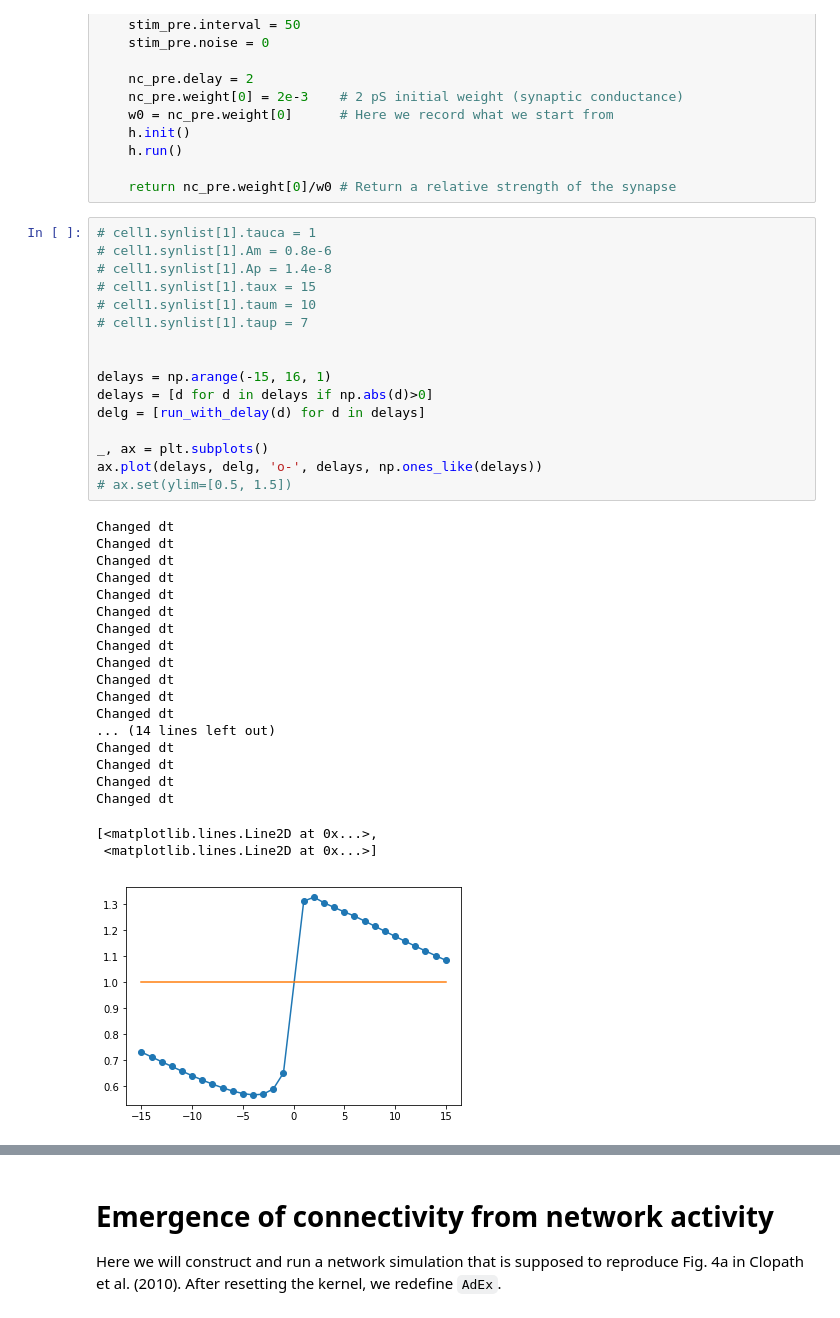
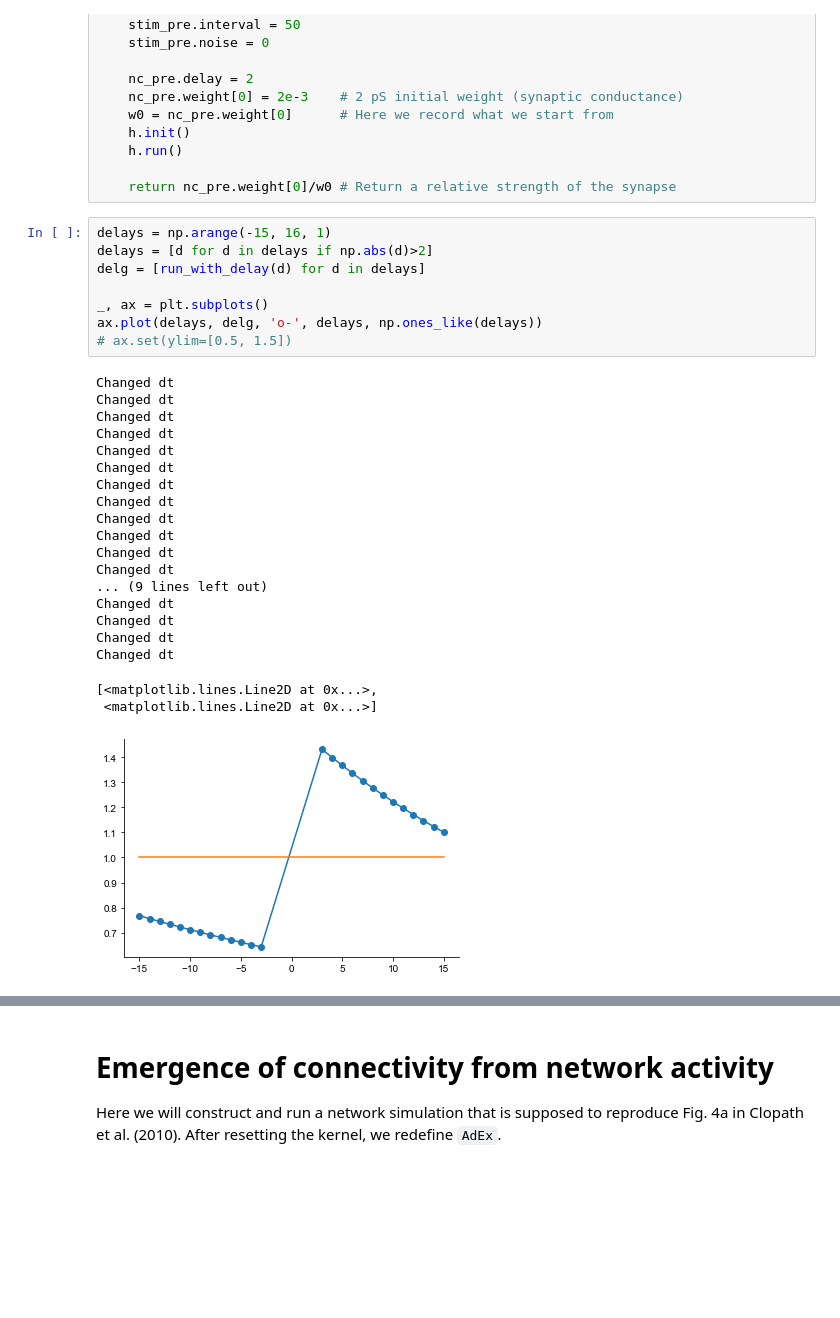
Before and after one commit to shhong/a310_cns_2020, a Jupyter notebook: class_4/NEURON tutorial 5_v2.ipynb, the cells around one changed output, grey strips where cells are left out. Saved outputs shown, nothing was run; the diff lists cells and outputs as text; blank space fills up the shorter version.

```diff
--- a/class_4/NEURON tutorial 5_v2.ipynb
+++ b/class_4/NEURON tutorial 5_v2.ipynb
@@ -121,39 +143,31 @@ def run_with_delay(delay):
 
     return nc_pre.weight[0]/w0 # Return a relative strength of the synapse
 # %%
-# cell1.synlist[1].tauca = 1
-# cell1.synlist[1].Am = 0.8e-6
-# cell1.synlist[1].Ap = 1.4e-8
-# cell1.synlist[1].taux = 15
-# cell1.synlist[1].taum = 10
-# cell1.synlist[1].taup = 7
-
-
 delays = np.arange(-15, 16, 1)
-delays = [d for d in delays if np.abs(d)>0]
+delays = [d for d in delays if np.abs(d)>2]
 delg = [run_with_delay(d) for d in delays]
 
 _, ax = plt.subplots()
 ax.plot(delays, delg, 'o-', delays, np.ones_like(delays))
 # ax.set(ylim=[0.5, 1.5])
 # %% [output]
 Changed dt
 Changed dt
 Changed dt
 Changed dt
 Changed dt
 Changed dt
 Changed dt
 Changed dt
 Changed dt
 Changed dt
 Changed dt
 Changed dt
-... (14 lines left out)
+... (9 lines left out)
 Changed dt
 Changed dt
 Changed dt
 Changed dt
 [<matplotlib.lines.Line2D at 0x...>,
  <matplotlib.lines.Line2D at 0x...>]
-[figure, old version]
+[figure, new version]
```
Also changed, not shown: parts of 6 cells of this notebook.
